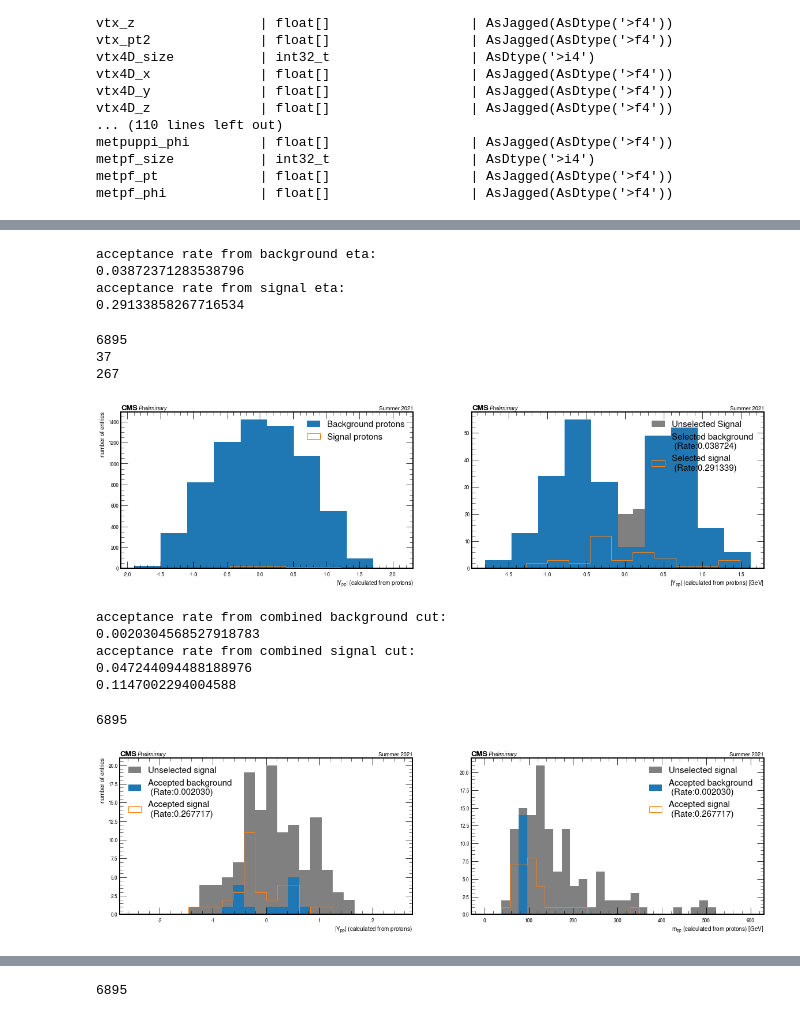
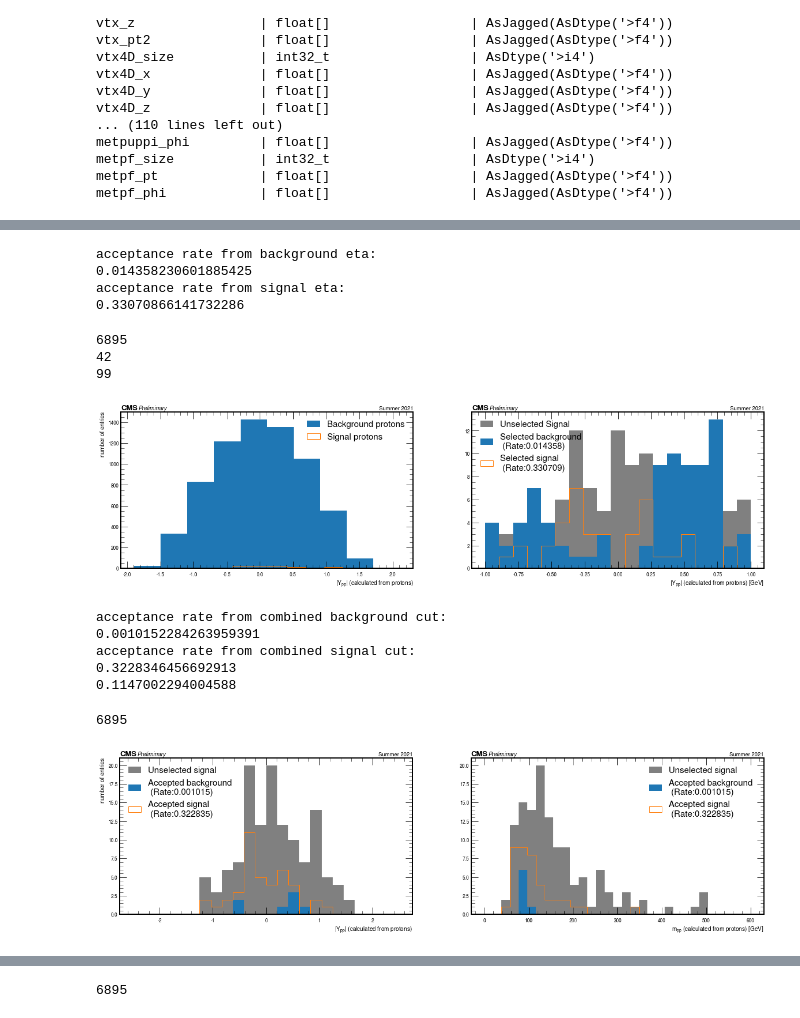
Before and after one commit to jloemker/SWAN, a Jupyter notebook: Analysis_Bg_Sig.ipynb, the cells around one changed output, grey strips where cells are left out. Saved outputs shown, nothing was run; the diff lists cells and outputs as text; code cells hidden in the pictures.

```diff
--- a/Analysis_Bg_Sig.ipynb
+++ b/Analysis_Bg_Sig.ipynb
@@ -140,13 +140,13 @@ plt.savefig('Week6/fit_mass_ratio.png')
 # %%
-data = (sig['ypp'].values/sig['yll'].values) - 1
+new_data = (sig['ypp'].values/sig['yll'].values) - 1
 
-data = data[~np.isnan(data) & (data < 0.1) & (data > -0.1) ]
-
-new_data = np.delete(data, np.where(data == np.max(data)) )
-new_data = np.delete(new_data,np.where(data == np.min(data)) )
+new_data = data[~np.isnan(data) & (data < 0.1) & (data > -0.1) ]
+#data = data[data <100]
+#new_data = np.delete(data, np.where(data == np.max(data)) )
+#new_data = np.delete(new_data,np.where(data == np.min(data)) )
 print(len(new_data))
 
-bins = np.linspace(-0.15,0.15,39)
+bins = np.linspace(-0.1,0.1,23)
 f, ax = plt.subplots()
 plt.hist(new_data, histtype='step')
 
@@ -245,34 +245,34 @@ print('acceptance rate from signal eta:')
 print(y_acc_s)
 # %% [output]
 acceptance rate from background eta:
-0.03872371283538796
+0.014358230601885425
 acceptance rate from signal eta:
-0.29133858267716534
+0.33070866141732286
 # %%
 
 f, ax = plt.subplots(1,2,figsize=(20,5),sharey=False)
 bins = np.linspace(-4,4,10)
 print(len(bg['ypp']))
 ax[0].hist(bg['ypp'],label='Background protons')
 ax[0].hist(sig['ypp'], histtype='step', label='Signal protons')
 ax[0].set(xlabel=r'$|Y_{pp}|$ (calculated from protons)', ylabel='number of entries')
-binsb = np.linspace(-3,3,10)
+binsb = np.linspace(-1,1,20)
 print(len(s))
 print(len(b))
-ax[1].hist(sig['ypp'], color = 'grey', label='Unselected Signal')
-ax[1].hist(b,label='Selected background \n (Rate:%6.6f)'%y_acc_bg)
-ax[1].hist(s,histtype='step',label='Selected signal \n (Rate:%6.6f)'%y_acc_s)
+ax[1].hist(sig['ypp'],binsb, color = 'grey', label='Unselected Signal')
+ax[1].hist(b,binsb,label='Selected background \n (Rate:%6.6f)'%y_acc_bg)
+ax[1].hist(s,binsb,histtype='step',label='Selected signal \n (Rate:%6.6f)'%y_acc_s)
 ax[1].set(xlabel=r'$|Y_{pp}|$ (calculated from protons) [GeV]')
 
 for i in range(2):
     hep.cms.label(llabel="Preliminary", rlabel="Summer 2021", ax=ax[i])
     ax[i].legend(fontsize=15)
 plt.savefig('Week6/surviving_protons_eta', bbox_inches='tight')
 # %% [output]
 6895
-37
-267
+42
+99
-[figure, old version]
+[figure, new version]
 # %%
 data_mb = abs(bg['mpp']-bg['mll'])
 data_yb = abs(bg['ypp']-bg['yll'])
@@ -302,9 +302,9 @@ print(acc_sig)
 print(0.3937007874015748*0.29133858267716534)
 # %% [output]
 acceptance rate from combined background cut:
-0.0020304568527918783
+0.0010152284263959391
 acceptance rate from combined signal cut:
-0.047244094488188976
+0.3228346456692913
 0.1147002294004588
 # %%
 f, ax = plt.subplots(1,2,figsize=(20,5),sharey=False)
@@ -330,7 +330,7 @@ for i in range(2):
 plt.savefig('Week6/surviving_protons', bbox_inches='tight')
 # %% [output]
 6895
-[figure, old version]
+[figure, new version]
 # %%
 # And now we can finally re-write and correct the idea of timing correlation...nice
 # %%
```
Also changed, not shown: parts of 27 cells of this notebook, 1 other file.
